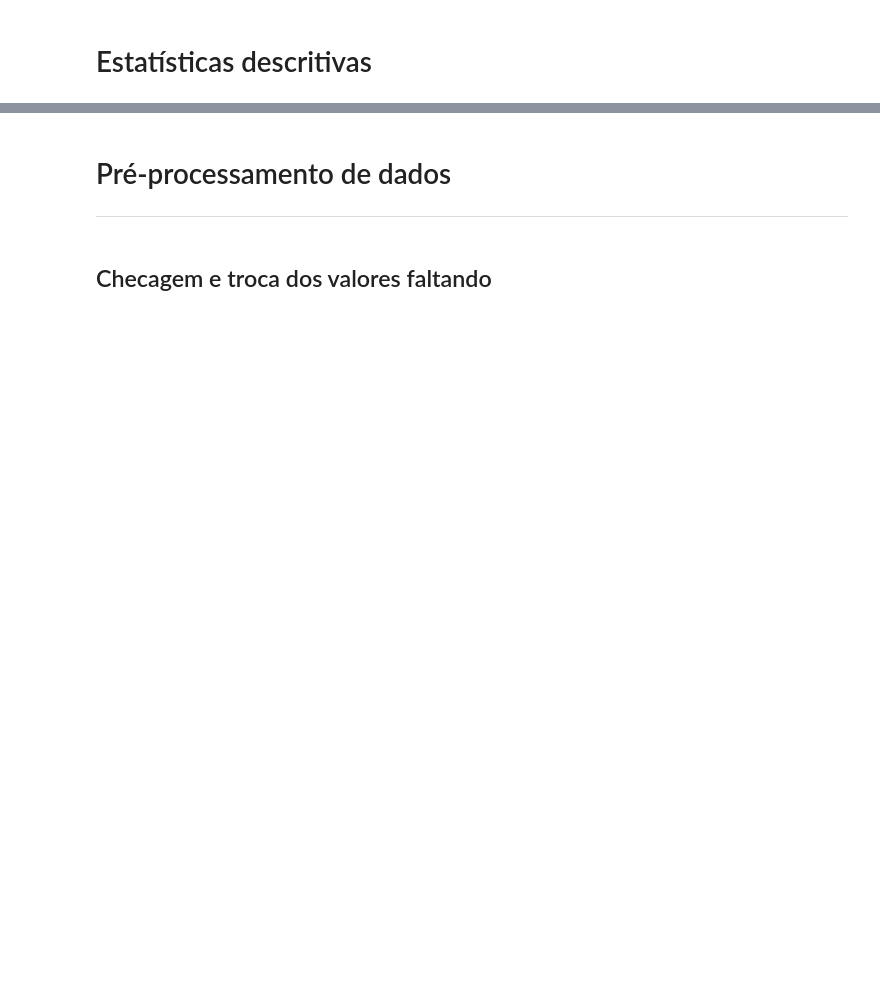
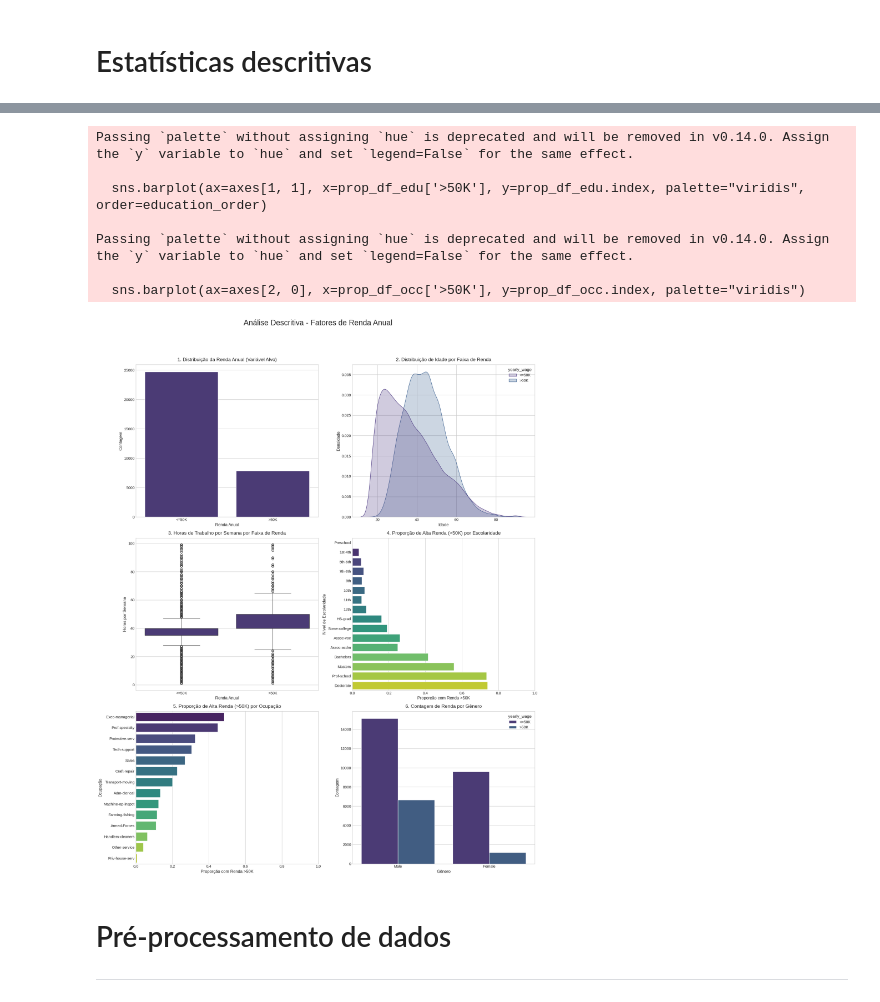
Before and after one commit to FKettl/desafio-data-science, a Jupyter notebook: desafio_data_science.ipynb, the cells around one changed output, grey strips where cells are left out. Drawn from its saved outputs; the diff is of its cells as text; code cells hidden in the pictures; blank space fills up the shorter version.

```diff
--- a/desafio_data_science.ipynb
+++ b/desafio_data_science.ipynb
@@ -37,0 +29,8 @@ dataset.head()
+# %%
+try:
+  df_train = pd.read_csv('/content/wage_train.csv', index_col=0, skipinitialspace=True)
+  df_train.replace('?', np.nan, inplace=True)
+  print("Dataset de treino carregado com sucesso.")
+except FileNotFoundError:
+  print("Arquivo '/wage_train.csv' não encontrado. Verifique o caminho.")
+  df_train = None
@@ -168,6 +41,63 @@ dataset.head()
+# %%
+# --- Configuração do Painel de Gráficos ---
+fig, axes = plt.subplots(3, 2, figsize=(18, 22))
+fig.suptitle('Análise Descritiva - Fatores de Renda Anual', fontsize=22, y=1.02)
+
+# --- Gráfico 1: Distribuição da Variável Alvo (Renda Anual) ---
+sns.countplot(ax=axes[0, 0], data=df_train, x='yearly_wage')
+axes[0, 0].set_title('1. Distribuição da Renda Anual (Variável Alvo)', fontsize=14, pad=10)
+axes[0, 0].set_xlabel('Renda Anual', fontsize=12)
+axes[0, 0].set_ylabel('Contagem', fontsize=12)
+
+# --- Gráfico 2: Distribuição de Idade por Faixa de Renda ---
+sns.kdeplot(ax=axes[0, 1], data=df_train, x='age', hue='yearly_wage', fill=True, common_norm=False)
+axes[0, 1].set_title('2. Distribuição de Idade por Faixa de Renda', fontsize=14, pad=10)
+axes[0, 1].set_xlabel('Idade', fontsize=12)
+axes[0, 1].set_ylabel('Densidade', fontsize=12)
+
+# --- Gráfico 3: Horas de Trabalho por Semana por Faixa de Renda ---
+sns.boxplot(ax=axes[1, 0], data=df_train, x='yearly_wage', y='hours_per_week')
+axes[1, 0].set_title('3. Horas de Trabalho por Semana por Faixa de Renda', fontsize=14, pad=10)
+axes[1, 0].set_xlabel('Renda Anual', fontsize=12)
+axes[1, 0].set_ylabel('Horas por Semana', fontsize=12)
+
+# --- Gráfico 4: Proporção de Alta Renda por Nível de Escolaridade ---
+education_order = df_train.groupby('education')['education_num'].mean().sort_values().index
+prop_df_edu = df_train.groupby('education')['yearly_wage'].value_counts(normalize=True).unstack().fillna(0)
+sns.barplot(ax=axes[1, 1], x=prop_df_edu['>50K'], y=prop_df_edu.index, palette="viridis", order=education_order)
+axes[1, 1].set_title('4. Proporção de Alta Renda (>50K) por Escolaridade', fontsize=14, pad=10)
+axes[1, 1].set_xlabel('Proporção com Renda >50K', fontsize=12)
+axes[1, 1].set_ylabel('Nível de Escolaridade', fontsize=12)
+axes[1, 1].set_xlim(0, 1)
+
+# --- Gráfico 5: Proporção de Alta Renda por Ocupação ---
+# Preencher NaNs com 0 caso uma categoria não tenha exemplos de >50K
+prop_df_occ = df_train.groupby('occupation')['yearly_wage'].value_counts(normalize=True).unstack().fillna(0).sort_values(by='>50K', ascending=False)
+sns.barplot(ax=axes[2, 0], x=prop_df_occ['>50K'], y=prop_df_occ.index, palette="viridis")
+axes[2, 0].set_title('5. Proporção de Alta Renda (>50K) por Ocupação', fontsize=14, pad=10)
+axes[2, 0].set_xlabel('Proporção com Renda >50K', fontsize=12)
+axes[2, 0].set_ylabel('Ocupação', fontsize=12)
+axes[2, 0].set_xlim(0, 1)
+
+# --- Gráfico 6: Proporção de Alta Renda por Gênero ---
+sns.countplot(ax=axes[2, 1], data=df_train, x='sex', hue='yearly_wage')
+axes[2, 1].set_title('6. Contagem de Renda por Gênero', fontsize=14, pad=10)
+axes[2, 1].set_xlabel('Gênero', fontsize=12)
+axes[2, 1].set_ylabel('Contagem', fontsize=12)
+
+# Ajustar layout para evitar sobreposição
+plt.tight_layout(rect=[0, 0, 1, 0.98])
+plt.show()
+# %% [output]
+Passing `palette` without assigning `hue` is deprecated and will be removed in v0.14.0. Assign the `y` variable to `hue` and set `legend=False` for the same effect.
+
+  sns.barplot(ax=axes[1, 1], x=prop_df_edu['>50K'], y=prop_df_edu.index, palette="viridis", order=education_order)
+
+Passing `palette` without assigning `hue` is deprecated and will be removed in v0.14.0. Assign the `y` variable to `hue` and set `legend=False` for the same effect.
+
+  sns.barplot(ax=axes[2, 0], x=prop_df_occ['>50K'], y=prop_df_occ.index, palette="viridis")
+[figure, added]
 # %% [markdown]
 # Pré-processamento de dados
 
 ---
-# %% [markdown]
-## Checagem e troca dos valores faltando
```
Also changed, not shown: parts of 67 cells of this notebook, 3 other files.
